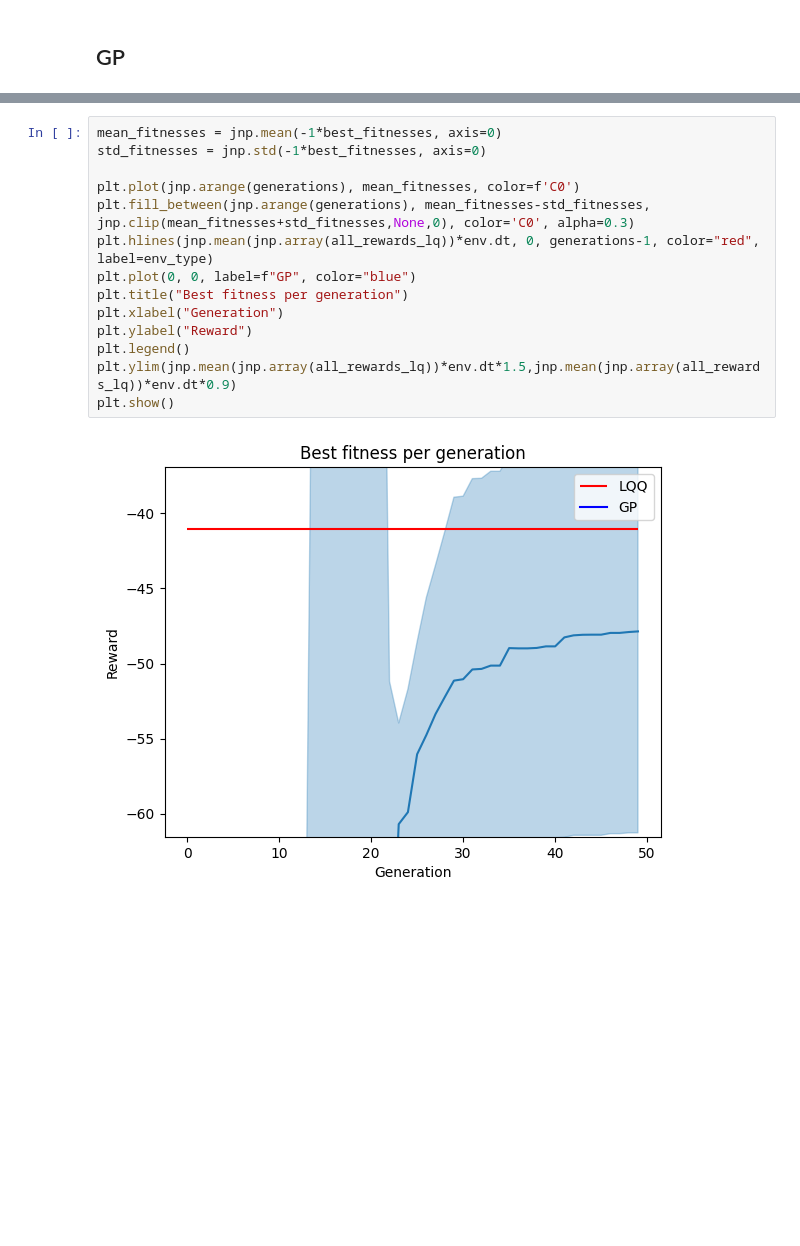
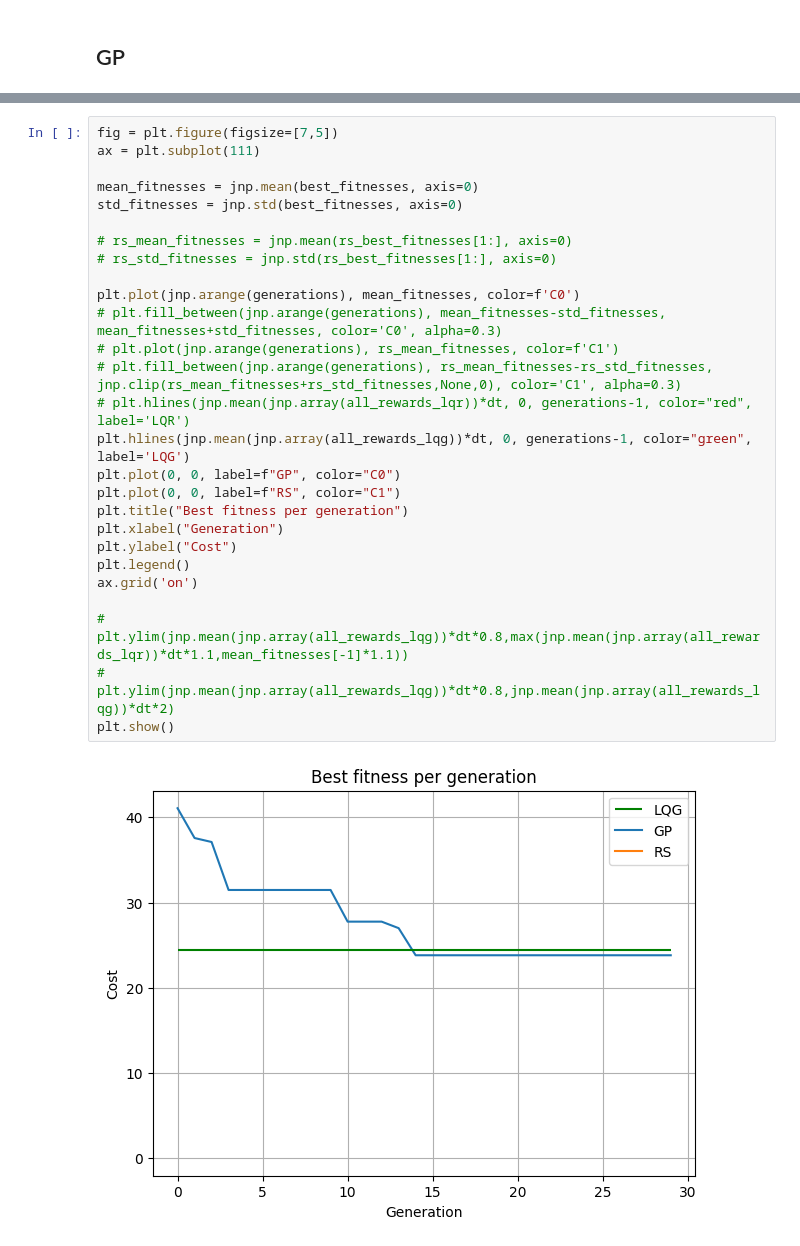
Before and after one commit to sdevries0/MultiTreeGP, a Jupyter notebook: first_pytrees.ipynb, the cells around one changed output, grey strips where cells are left out. Drawn from its saved outputs; the diff is of its cells as text; blank space fills up the shorter version.

```diff
--- a/first_pytrees.ipynb
+++ b/first_pytrees.ipynb
@@ -398,17 +403,30 @@ plt.show()
 # %%
-mean_fitnesses = jnp.mean(-1*best_fitnesses, axis=0)
-std_fitnesses = jnp.std(-1*best_fitnesses, axis=0)
+fig = plt.figure(figsize=[7,5])
+ax = plt.subplot(111)
+
+mean_fitnesses = jnp.mean(best_fitnesses, axis=0)
+std_fitnesses = jnp.std(best_fitnesses, axis=0)
+
+# rs_mean_fitnesses = jnp.mean(rs_best_fitnesses[1:], axis=0)
+# rs_std_fitnesses = jnp.std(rs_best_fitnesses[1:], axis=0)
 
 plt.plot(jnp.arange(generations), mean_fitnesses, color=f'C0')
-plt.fill_between(jnp.arange(generations), mean_fitnesses-std_fitnesses, jnp.clip(mean_fitnesses+std_fitnesses,None,0), color='C0', alpha=0.3)
-plt.hlines(jnp.mean(jnp.array(all_rewards_lq))*env.dt, 0, generations-1, color="red", label=env_type)
-plt.plot(0, 0, label=f"GP", color="blue")
+# plt.fill_between(jnp.arange(generations), mean_fitnesses-std_fitnesses, mean_fitnesses+std_fitnesses, color='C0', alpha=0.3)
+# plt.plot(jnp.arange(generations), rs_mean_fitnesses, color=f'C1')
+# plt.fill_between(jnp.arange(generations), rs_mean_fitnesses-rs_std_fitnesses, jnp.clip(rs_mean_fitnesses+rs_std_fitnesses,None,0), color='C1', alpha=0.3)
+# plt.hlines(jnp.mean(jnp.array(all_rewards_lqr))*dt, 0, generations-1, color="red", label='LQR')
+plt.hlines(jnp.mean(jnp.array(all_rewards_lqg))*dt, 0, generations-1, color="green", label='LQG')
+plt.plot(0, 0, label=f"GP", color="C0")
+plt.plot(0, 0, label=f"RS", color="C1")
 plt.title("Best fitness per generation")
 plt.xlabel("Generation")
-plt.ylabel("Reward")
+plt.ylabel("Cost")
 plt.legend()
-plt.ylim(jnp.mean(jnp.array(all_rewards_lq))*env.dt*1.5,jnp.mean(jnp.array(all_rewards_lq))*env.dt*0.9)
+ax.grid('on')
+
+# plt.ylim(jnp.mean(jnp.array(all_rewards_lqg))*dt*0.8,max(jnp.mean(jnp.array(all_rewards_lqr))*dt*1.1,mean_fitnesses[-1]*1.1))
+# plt.ylim(jnp.mean(jnp.array(all_rewards_lqg))*dt*0.8,jnp.mean(jnp.array(all_rewards_lqg))*dt*2)
 plt.show()
 # %% [output]
-[figure, old version]
+[figure, new version]
 # %%
```
Also changed, not shown: parts of 19 cells of this notebook, 1 other file.
